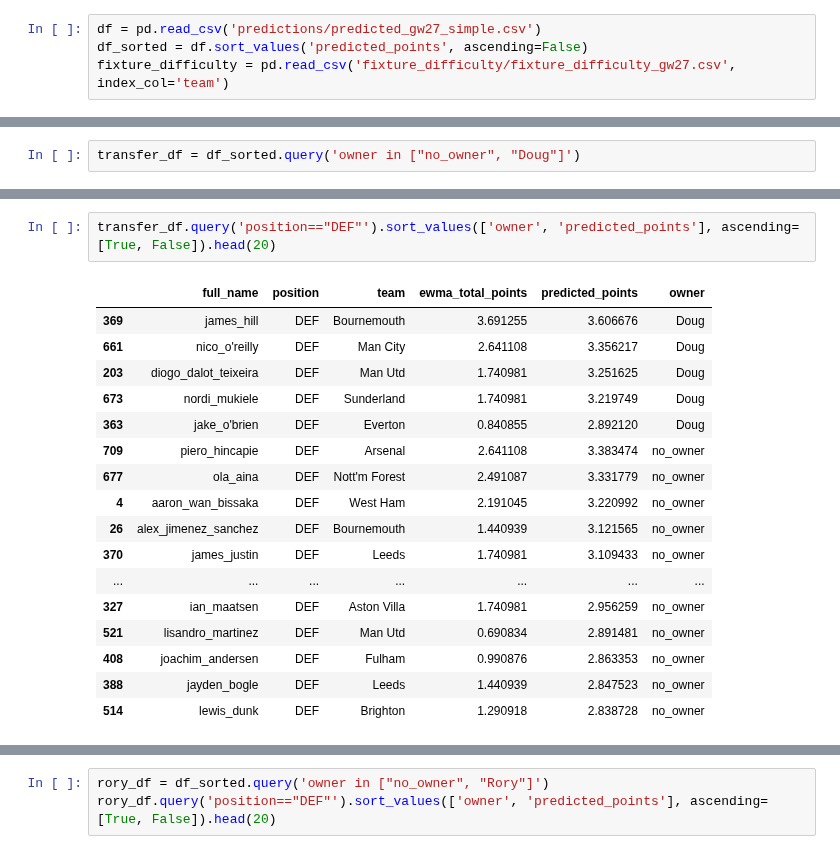
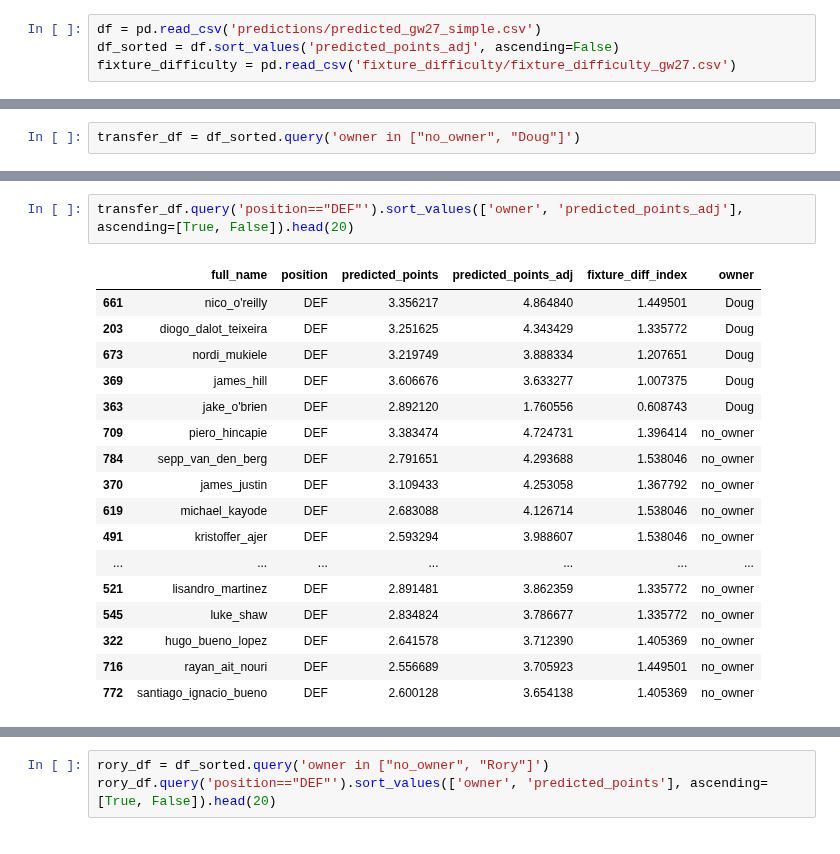
Before and after one commit to doug-ellis/draft_fpl_2526, a Jupyter notebook: transfer/outputs/looking_gw27.ipynb, the cells around one changed output, grey strips where cells are left out. Saved outputs shown, nothing was run; the diff lists cells and outputs as text.

```diff
--- a/transfer/outputs/looking_gw27.ipynb
+++ b/transfer/outputs/looking_gw27.ipynb
@@ -5,8 +5,8 @@ import matplotlib.pyplot as plt
 from other_funcs import *
 # %%
 df = pd.read_csv('predictions/predicted_gw27_simple.csv')
-df_sorted = df.sort_values('predicted_points', ascending=False)
-fixture_difficulty = pd.read_csv('fixture_difficulty/fixture_difficulty_gw27.csv', index_col='team')
+df_sorted = df.sort_values('predicted_points_adj', ascending=False)
+fixture_difficulty = pd.read_csv('fixture_difficulty/fixture_difficulty_gw27.csv')
 # %%
 df_sorted.query('owner==88376.0')
 # %% [output]
@@ -98,20 +56,20 @@ fixture_difficulty.sort_values('avg_points_conceded_DEF_opponent', ascending=Fal
 # %%
-transfer_df.query('position=="DEF"').sort_values(['owner', 'predicted_points'], ascending=[True, False]).head(20)
+transfer_df.query('position=="DEF"').sort_values(['owner', 'predicted_points_adj'], ascending=[True, False]).head(20)
 # %% [output]
-|  | full_name | position | team | ewma_total_points | predicted_points | owner |
-| 369 | james_hill | DEF | Bournemouth | 3.691255 | 3.606676 | Doug |
-| 661 | nico_o'reilly | DEF | Man City | 2.641108 | 3.356217 | Doug |
-| 203 | diogo_dalot_teixeira | DEF | Man Utd | 1.740981 | 3.251625 | Doug |
-| 673 | nordi_mukiele | DEF | Sunderland | 1.740981 | 3.219749 | Doug |
-| 363 | jake_o'brien | DEF | Everton | 0.840855 | 2.892120 | Doug |
-| 709 | piero_hincapie | DEF | Arsenal | 2.641108 | 3.383474 | no_owner |
-| 677 | ola_aina | DEF | Nott'm Forest | 2.491087 | 3.331779 | no_owner |
-| 4 | aaron_wan_bissaka | DEF | West Ham | 2.191045 | 3.220992 | no_owner |
-| 26 | alex_jimenez_sanchez | DEF | Bournemouth | 1.440939 | 3.121565 | no_owner |
-| 370 | james_justin | DEF | Leeds | 1.740981 | 3.109433 | no_owner |
+|  | full_name | position | predicted_points | predicted_points_adj | fixture_diff_index | owner |
+| 661 | nico_o'reilly | DEF | 3.356217 | 4.864840 | 1.449501 | Doug |
+| 203 | diogo_dalot_teixeira | DEF | 3.251625 | 4.343429 | 1.335772 | Doug |
+| 673 | nordi_mukiele | DEF | 3.219749 | 3.888334 | 1.207651 | Doug |
+| 369 | james_hill | DEF | 3.606676 | 3.633277 | 1.007375 | Doug |
+| 363 | jake_o'brien | DEF | 2.892120 | 1.760556 | 0.608743 | Doug |
+| 709 | piero_hincapie | DEF | 3.383474 | 4.724731 | 1.396414 | no_owner |
+| 784 | sepp_van_den_berg | DEF | 2.791651 | 4.293688 | 1.538046 | no_owner |
+| 370 | james_justin | DEF | 3.109433 | 4.253058 | 1.367792 | no_owner |
+| 619 | michael_kayode | DEF | 2.683088 | 4.126714 | 1.538046 | no_owner |
+| 491 | kristoffer_ajer | DEF | 2.593294 | 3.988607 | 1.538046 | no_owner |
 | ... | ... | ... | ... | ... | ... | ... |
-| 327 | ian_maatsen | DEF | Aston Villa | 1.740981 | 2.956259 | no_owner |
-| 521 | lisandro_martinez | DEF | Man Utd | 0.690834 | 2.891481 | no_owner |
-| 408 | joachim_andersen | DEF | Fulham | 0.990876 | 2.863353 | no_owner |
-| 388 | jayden_bogle | DEF | Leeds | 1.440939 | 2.847523 | no_owner |
-| 514 | lewis_dunk | DEF | Brighton | 1.290918 | 2.838728 | no_owner |
+| 521 | lisandro_martinez | DEF | 2.891481 | 3.862359 | 1.335772 | no_owner |
+| 545 | luke_shaw | DEF | 2.834824 | 3.786677 | 1.335772 | no_owner |
+| 322 | hugo_bueno_lopez | DEF | 2.641578 | 3.712390 | 1.405369 | no_owner |
+| 716 | rayan_ait_nouri | DEF | 2.556689 | 3.705923 | 1.449501 | no_owner |
+| 772 | santiago_ignacio_bueno | DEF | 2.600128 | 3.654138 | 1.405369 | no_owner |
```
Also changed, not shown: parts of 13 cells of this notebook, 2 other files.
